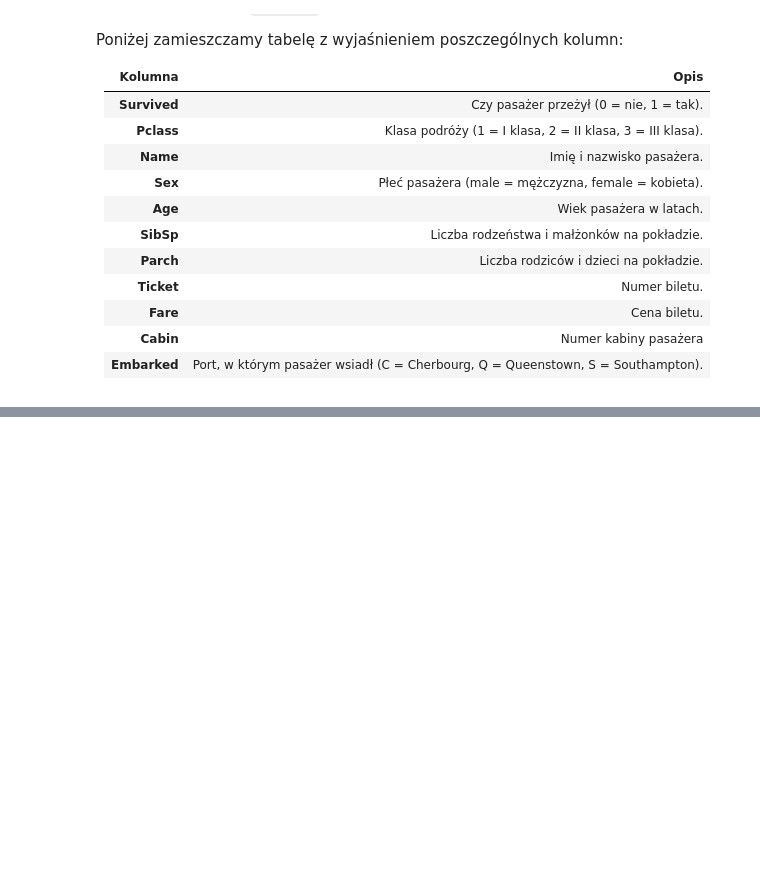
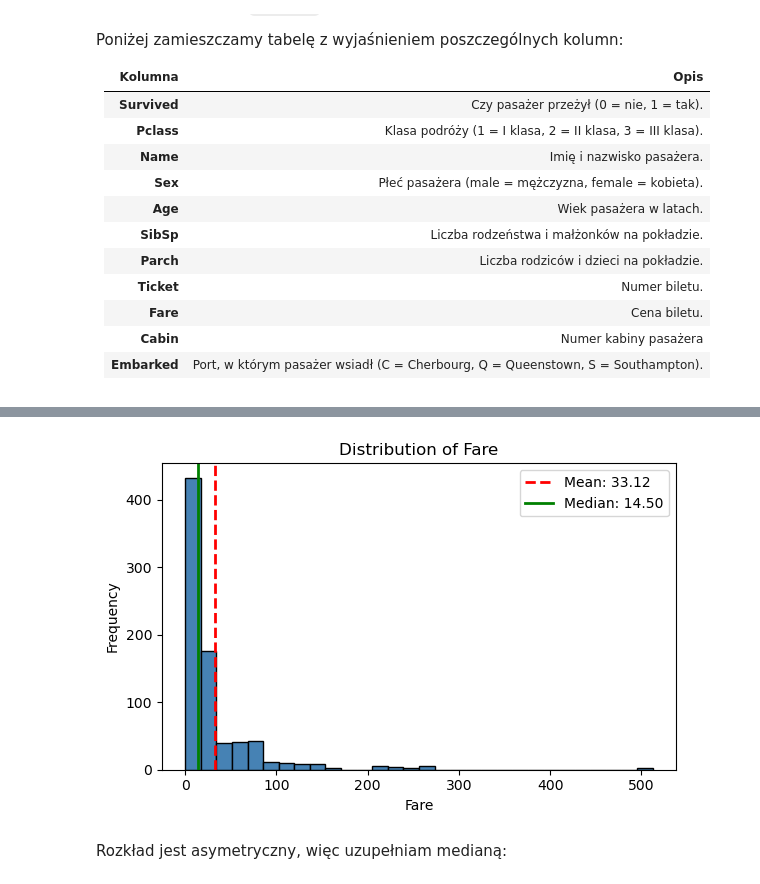
Before and after one commit to Solvro/ml-wakacyjne-wyzwanie-2025, a Jupyter notebook: 1_przetwarzanie_wizualizacja/EDA_zadanie.ipynb, the cells around one changed output, grey strips where cells are left out. Saved outputs shown, nothing was run; the diff lists cells and outputs as text; code cells hidden in the pictures; blank space fills up the shorter version.

```diff
--- a/1_przetwarzanie_wizualizacja/EDA_zadanie.ipynb
+++ b/1_przetwarzanie_wizualizacja/EDA_zadanie.ipynb
@@ -67,0 +115,9 @@ titanic_df = pd.read_csv(base_path / 'titanic.csv', index_col='PassengerId')
+# %%
+def get_column_distribution(df, column):
+  return df[column].value_counts(normalize=True)
+
+age_count_prob = get_column_distribution(titanic_df, 'Age')
+age_values = age_count_prob.index
+age_probs = age_count_prob.values
+missing_age_vals = titanic_df.Age.isna()
+titanic_df.loc[missing_age_vals, 'Age'] = np.random.choice(age_values, size=missing_age_vals.sum(), p=age_probs)
@@ -67,0 +128,6 @@ titanic_df = pd.read_csv(base_path / 'titanic.csv', index_col='PassengerId')
+# %%
+plot_numeric_histogram(titanic_df, 'Fare')
+# %% [output]
+[figure, added]
+# %% [markdown]
+Rozkład jest asymetryczny, więc  uzupełniam medianą:
```
Also changed, not shown: parts of 37 cells of this notebook.
